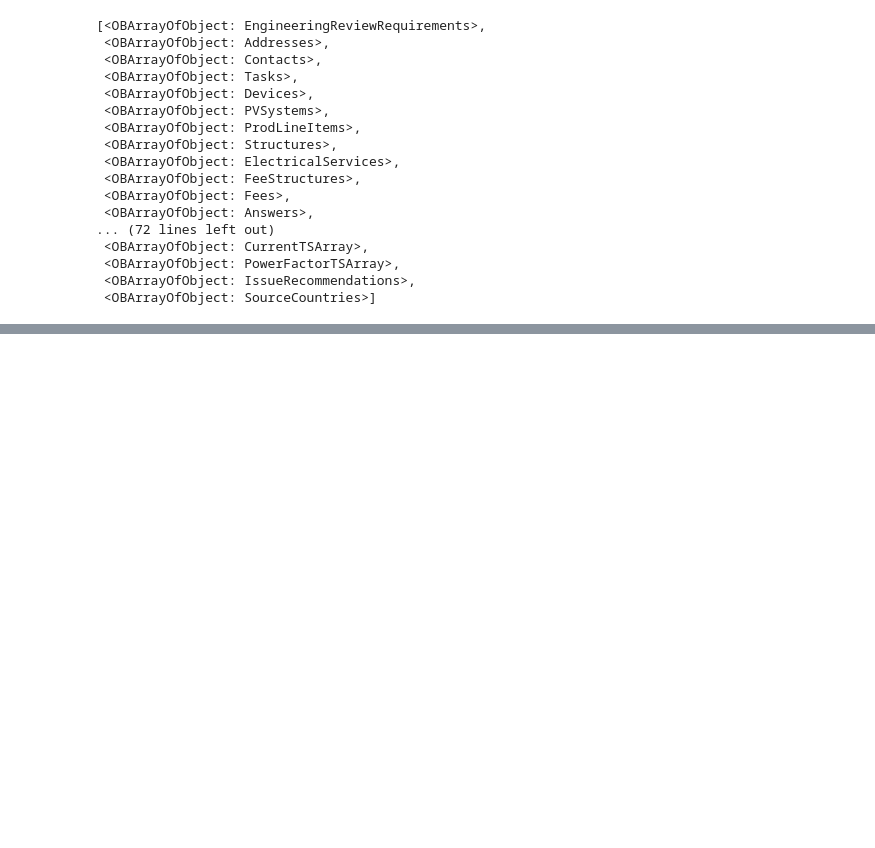
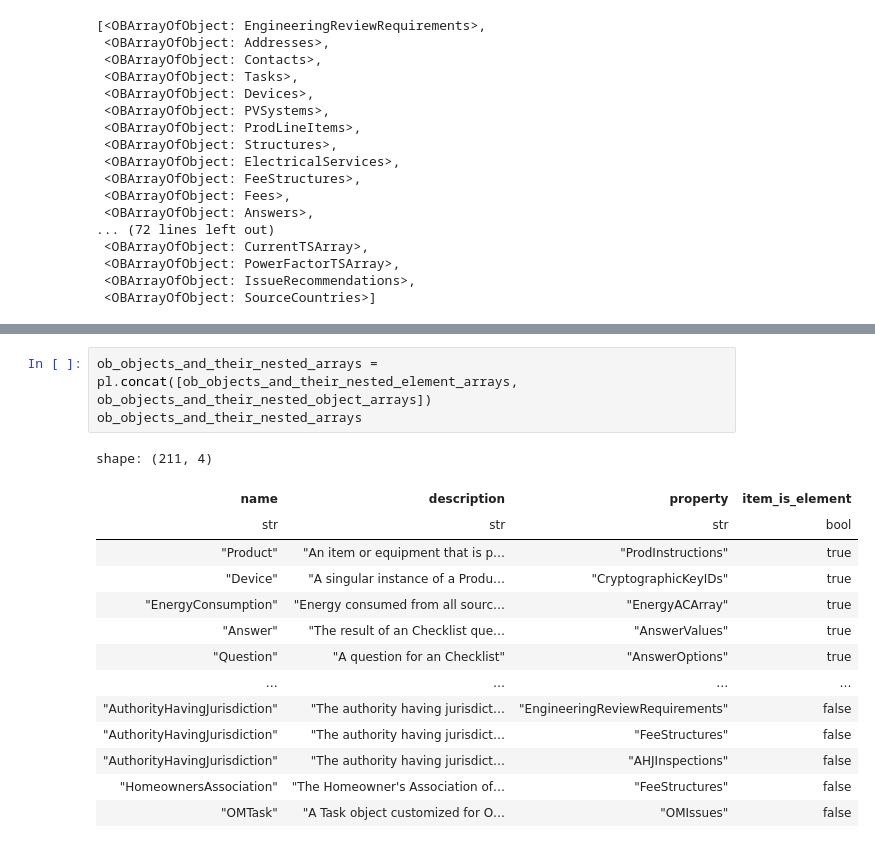
Before and after one commit to Open-Orange-Button/Orange-Button-ChecklistRegistry, a Jupyter notebook: ob_taxonomy/upload_taxonomy.ipynb, the cells around one changed output, grey strips where cells are left out. Saved outputs shown, nothing was run; the diff lists cells and outputs as text; blank space fills up the shorter version.

```diff
--- a/ob_taxonomy/upload_taxonomy.ipynb
+++ b/ob_taxonomy/upload_taxonomy.ipynb
@@ -485,0 +565,18 @@ models.OBArrayOfObject.objects.bulk_create([
+# %%
+ob_objects_and_their_nested_arrays = pl.concat([ob_objects_and_their_nested_element_arrays, ob_objects_and_their_nested_object_arrays])
+ob_objects_and_their_nested_arrays
+# %% [output]
+shape: (211, 4)
+| name | description | property | item_is_element |
+| str | str | str | bool |
+| "Product" | "An item or equipment that is p… | "ProdInstructions" | true |
+| "Device" | "A singular instance of a Produ… | "CryptographicKeyIDs" | true |
+| "EnergyConsumption" | "Energy consumed from all sourc… | "EnergyACArray" | true |
+| "Answer" | "The result of an Checklist que… | "AnswerValues" | true |
+| "Question" | "A question for an Checklist" | "AnswerOptions" | true |
+| … | … | … | … |
+| "AuthorityHavingJurisdiction" | "The authority having jurisdict… | "EngineeringReviewRequirements" | false |
+| "AuthorityHavingJurisdiction" | "The authority having jurisdict… | "FeeStructures" | false |
+| "AuthorityHavingJurisdiction" | "The authority having jurisdict… | "AHJInspections" | false |
+| "HomeownersAssociation" | "The Homeowner's Association of… | "FeeStructures" | false |
+| "OMTask" | "A Task object customized for O… | "OMIssues" | false |
```
Also changed, not shown: parts of 14 cells of this notebook, 1 other file.
